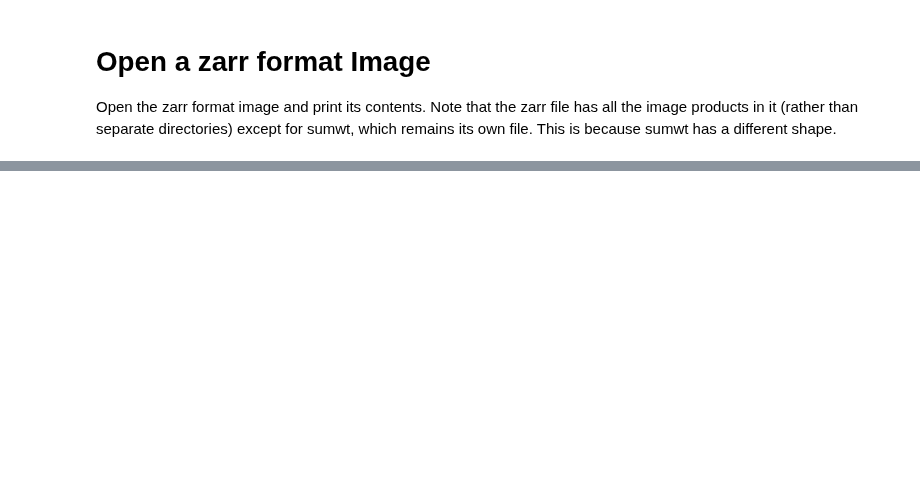
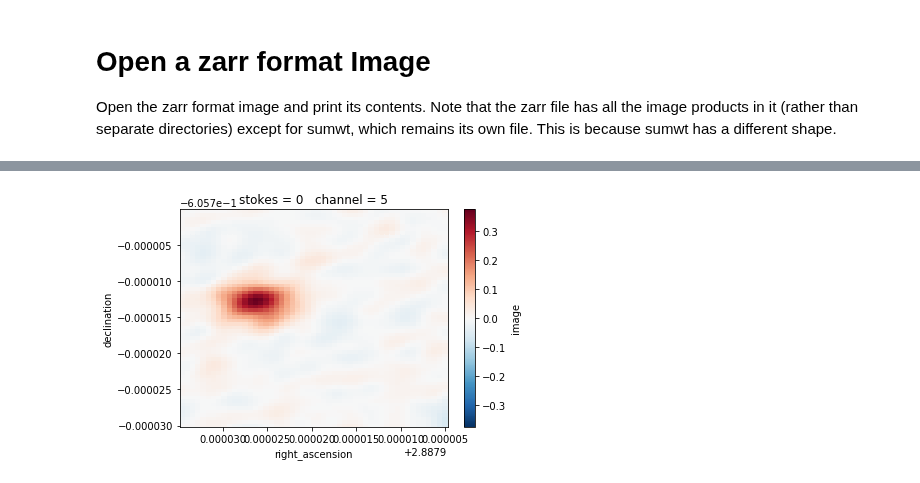
Before and after one commit to casangi/examples, a Jupyter notebook: Image_overview.ipynb, the cells around one changed output, grey strips where cells are left out. Saved outputs shown, nothing was run; the diff lists cells and outputs as text; code cells hidden in the pictures; blank space fills up the shorter version.

```diff
--- a/Image_overview.ipynb
+++ b/Image_overview.ipynb
@@ -153,0 +166,7 @@ tbd
+# %%
+# selection by coordinate values
+image_xds2 = image_xds.where( (image_xds.right_ascension > 2.887905) & (image_xds.right_ascension < 2.887935) &
+                              (image_xds.declination > -0.60573) & (image_xds.declination < -0.60570), drop=True )
+preview(image_xds2, channels=5)
+# %% [output]
+[figure, added]
```
Also changed, not shown: parts of 23 cells of this notebook.
